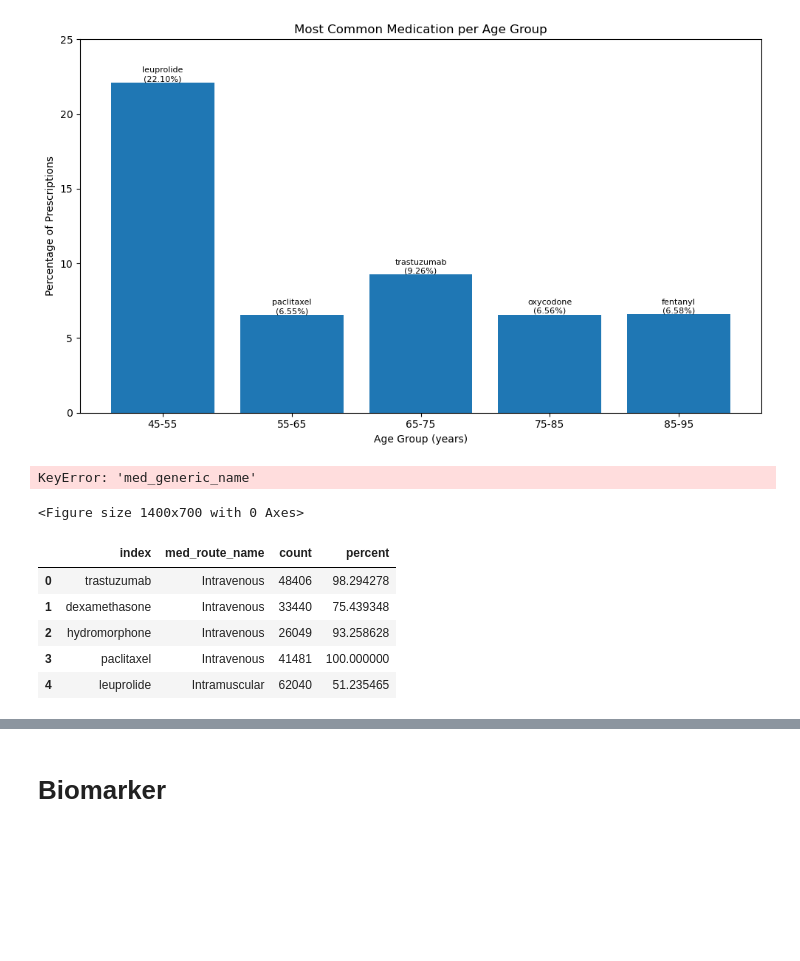
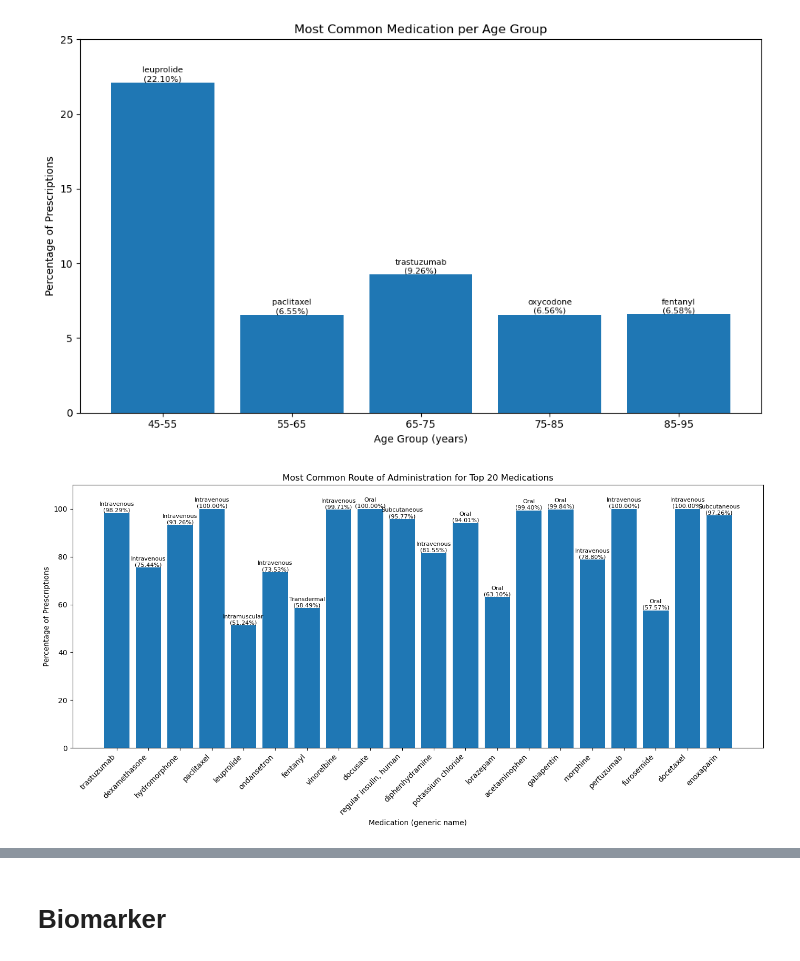
Before and after one commit to sitara-21/MBC-TNBC-Cohort-Analysis, a Jupyter notebook: Analysis.ipynb, the cells around one changed output, grey strips where cells are left out. Cells and saved outputs as stored; diff of their text form; code cells hidden in the pictures; blank space fills up the shorter version.

Commit message:
Fixed error

```diff
--- a/Analysis.ipynb
+++ b/Analysis.ipynb
@@ -873,58 +837,57 @@ plt.show()
 # %%
 # Count prescriptions by med + route (restricted to top 20 meds)
 med_route_counts = (
     pat_dia_med_merged_df[pat_dia_med_merged_df["med_generic_name"].isin(top_meds)]
       .groupby(["med_generic_name", "med_route_name"])
       .size()
       .reset_index(name="count")
 )
 
 # Compute % within each med
-med_totals = med_route_counts.groupby("med_generic_name")["count"].transform("sum")
-med_route_counts["percent"] = med_route_counts["count"] / med_totals * 100
+med_route_counts["percent"] = (
+    med_route_counts["count"] /
+    med_route_counts.groupby("med_generic_name")["count"].transform("sum")
+    * 100
+)
 
-# For each med, find the most common route
+# For each med, keep the most common route (highest percent)
 top_routes_by_med = (
-    med_route_counts.loc[
-        med_route_counts.groupby("med_generic_name")["percent"].idxmax()
-    ]
-    .set_index("med_generic_name")
-    .loc[top_meds]  # keep same order as top-20
-    .reset_index()
+    med_route_counts
+      .sort_values(["med_generic_name", "percent"], ascending=[True, False])
+      .drop_duplicates(subset="med_generic_name", keep="first")
+      .reset_index(drop=True)
+)
+
+# Reorder to match top_meds, dropping any meds not present
+present = set(top_routes_by_med["med_generic_name"])
+ordered_meds = [m for m in top_meds if m in present]
+top_routes_by_med = (
+    top_routes_by_med
+      .set_index("med_generic_name")
+      .loc[ordered_meds]
+      .reset_index()  # <-- this will be a proper 'med_generic_name' column
 )
 
 # Plot percentages
 plt.figure(figsize=(14, 7))
-ax = plt.bar(top_routes_by_med["med_generic_name"], top_routes_by_med["percent"])
+plt.bar(top_routes_by_med["med_generic_name"], top_routes_by_med["percent"])
 
 plt.title("Most Common Route of Administration for Top 20 Medications")
 plt.xlabel("Medication (generic name)")
 plt.ylabel("Percentage of Prescriptions")
 plt.ylim(0, 110)
 plt.xticks(rotation=45, ha="right")
 
 # Add labels with route + percentage
-for i, (med, route, percent) in enumerate(
-    zip(top_routes_by_med["med_generic_name"],
-        top_routes_by_med["med_route_name"],
-        top_routes_by_med["percent"])
-):
-    plt.text(i, percent, f"{route}\n({percent:.2f}%)", ha="center", va="bottom", fontsize=8)
+for i, (route, percent) in enumerate(zip(top_routes_by_med["med_route_name"],
+                                         top_routes_by_med["percent"])):
+    plt.text(i, percent, f"{route}\n({percent:.2f}%)",
+             ha="center", va="bottom", fontsize=8)
 
 plt.tight_layout()
 plt.show()
 # %% [output]
-KeyError: 'med_generic_name'
-<Figure size 1400x700 with 0 Axes>
+[figure, added]
-# %%
-top_routes_by_med.head()
-# %% [output]
-|  | index | med_route_name | count | percent |
-| 0 | trastuzumab | Intravenous | 48406 | 98.294278 |
-| 1 | dexamethasone | Intravenous | 33440 | 75.439348 |
-| 2 | hydromorphone | Intravenous | 26049 | 93.258628 |
-| 3 | paclitaxel | Intravenous | 41481 | 100.000000 |
-| 4 | leuprolide | Intramuscular | 62040 | 51.235465 |
 # %%
 # Count prescriptions by med + route (restricted to top 20 meds)
 med_route_counts = (
```
Also changed, not shown: parts of 20 cells of this notebook.
